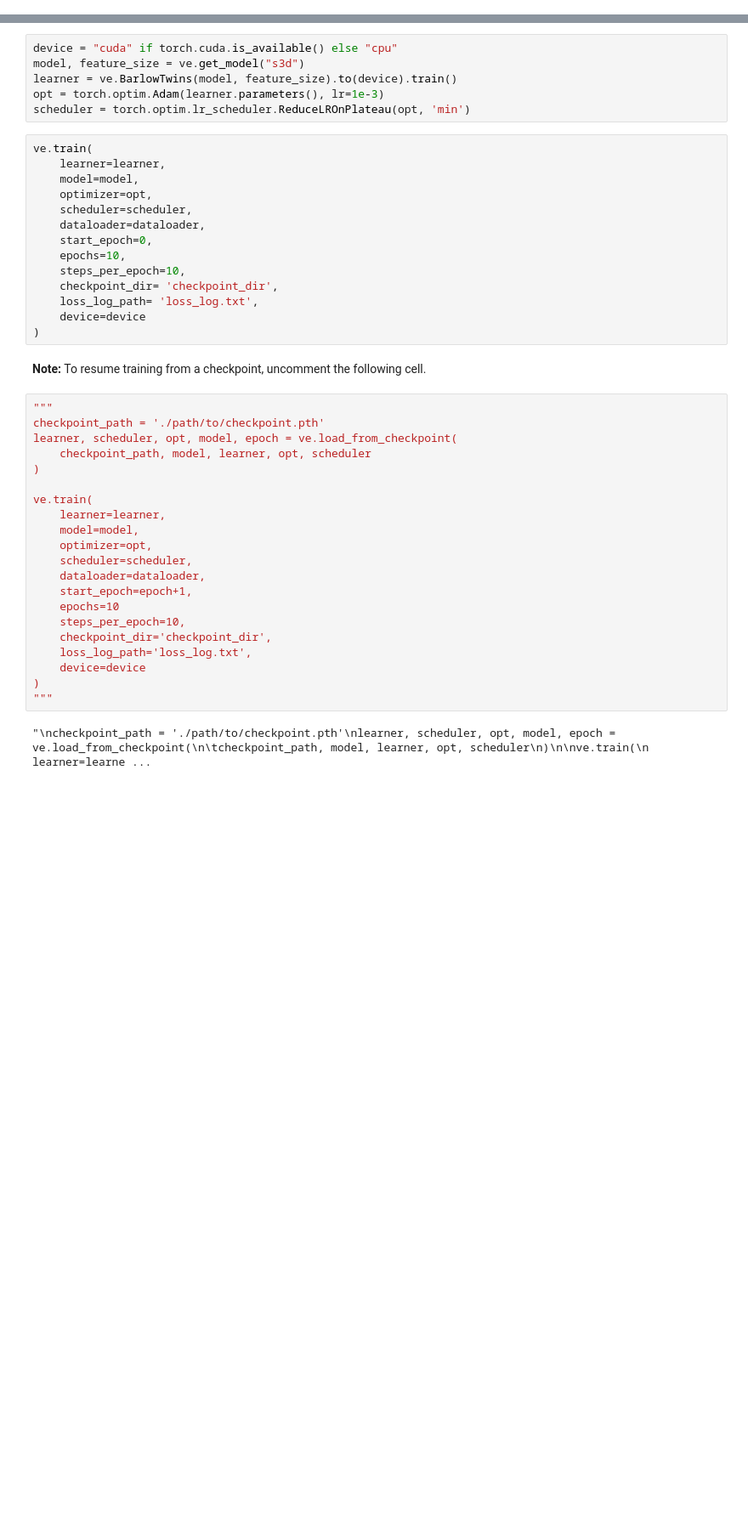
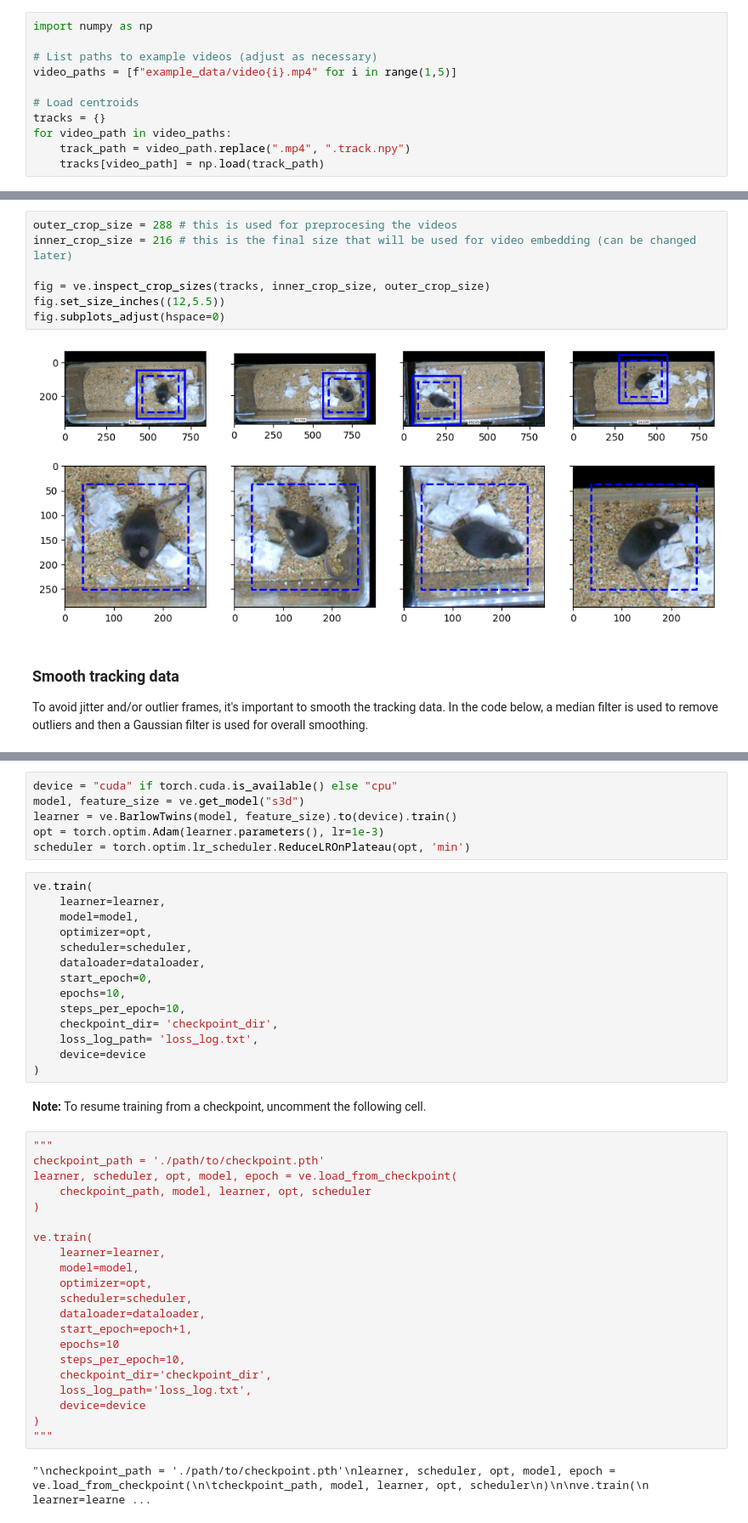
Before and after one commit to calebweinreb/video-embedding, a Jupyter notebook: train.ipynb, the cells around one changed output, grey strips where cells are left out. Shown at 85% size. Drawn from its saved outputs; the diff is of its cells as text; blank space fills up the shorter version.

Commit message:
added video cropping to the tutorial

```diff
--- a/train.ipynb
+++ b/train.ipynb
@@ -32,0 +33,11 @@ We recommend cropping videos around the subject of interest to speed up training
+# %%
+import numpy as np
+
+# List paths to example videos (adjust as necessary)
+video_paths = [f"example_data/video{i}.mp4" for i in range(1,5)]
+
+# Load centroids
+tracks = {}
+for video_path in video_paths:
+    track_path = video_path.replace(".mp4", ".track.npy")
+    tracks[video_path] = np.load(track_path)
@@ -32,0 +47,12 @@ We recommend cropping videos around the subject of interest to speed up training
+# %%
+outer_crop_size = 288 # this is used for preprocesing the videos
+inner_crop_size = 216 # this is the final size that will be used for video embedding (can be changed later)
+
+fig = ve.inspect_crop_sizes(tracks, inner_crop_size, outer_crop_size)
+fig.set_size_inches((12,5.5))
+fig.subplots_adjust(hspace=0)
+# %% [output]
+[figure, added]
+# %% [markdown]
+### Smooth tracking data
+To avoid jitter and/or outlier frames, it's important to smooth the tracking data. In the code below, a median filter is used to remove outliers and then a Gaussian filter is used for overall smoothing.
```
Also changed, not shown: parts of 15 cells of this notebook, 6 other files.
